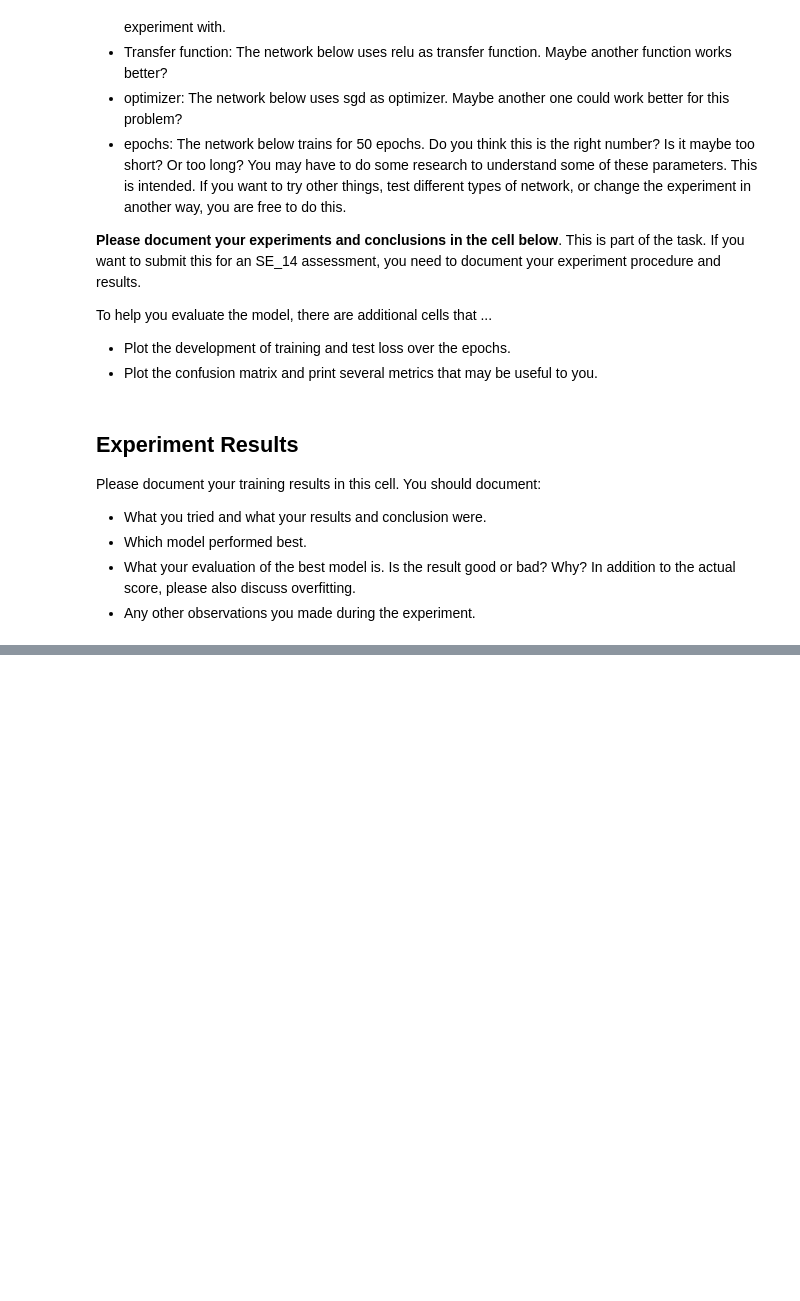
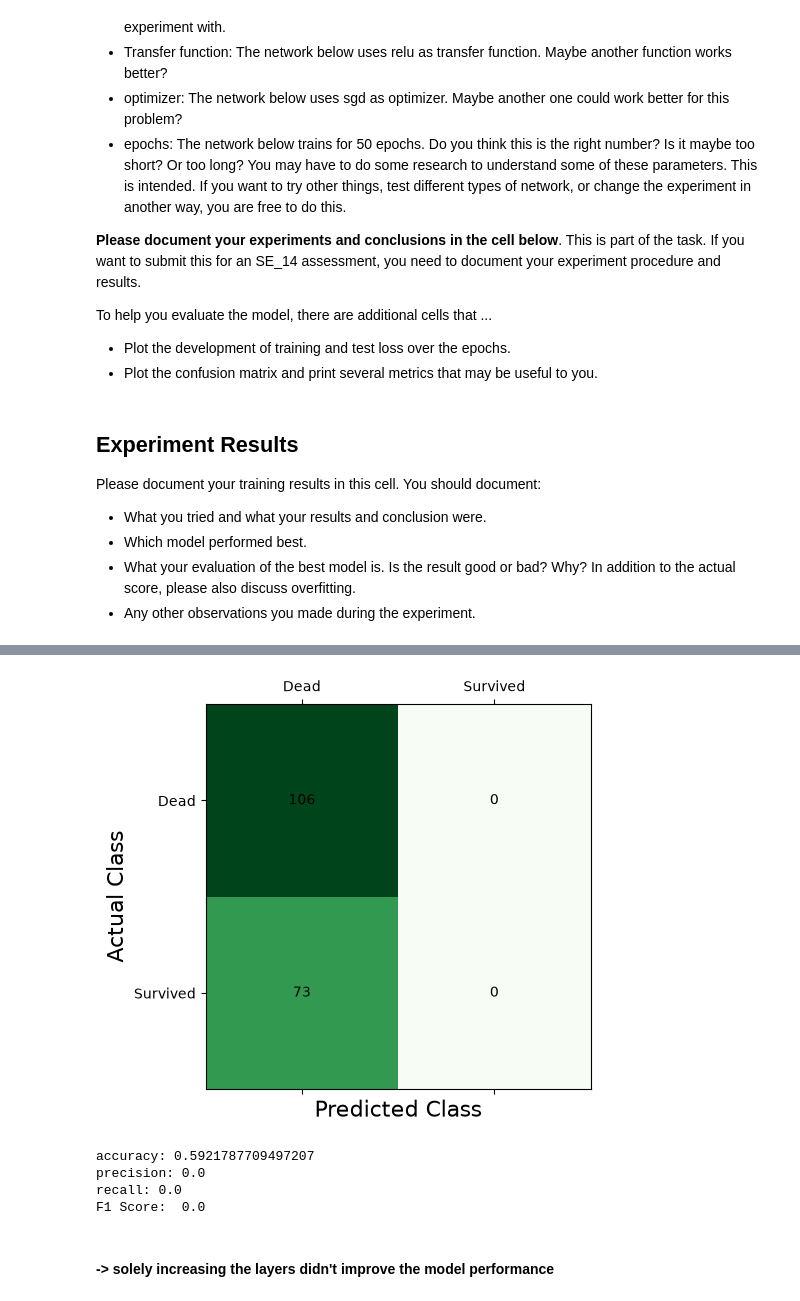
Before and after one commit to max-zwei/ai-basics, a Jupyter notebook: assessments/machine-learning/Titanic_Challenge - extended.ipynb, the cells around one changed output, grey strips where cells are left out. Drawn from its saved outputs; the diff is of its cells as text; code cells hidden in the pictures; blank space fills up the shorter version.

```diff
--- a/assessments/machine-learning/Titanic_Challenge - extended.ipynb
+++ b/assessments/machine-learning/Titanic_Challenge - extended.ipynb
@@ -194,0 +282,34 @@ print("F1 Score: ", f1)
+# %%
+# calculate confusion matrix
+Y_pred = model.predict(X_test)
+Y_pred_classes = np.rint(Y_pred)
+cm = confusion_matrix(y_test, Y_pred_classes)
+
+#create and plot confusion matrix figure content
+fig, ax = plt.subplots(figsize=(5, 5))
+labels = ['','Dead','Survived']
+ax.set_xticklabels(labels)
+ax.set_yticklabels(labels)
+ax.matshow(cm, cmap=plt.cm.Greens)
+for i in range(cm.shape[0]):
+    for j in range(cm.shape[1]):
+        ax.text(x=j, y=i,s=cm[i, j], va='center', ha='center')
+
+plt.xlabel('Predicted Class', fontsize=16)
+plt.ylabel('Actual Class', fontsize=16)
+plt.show()
+
+#print precision & recall
+accuracy = (cm[0][0] + cm[1][1]) / (cm[0][0]+cm[1][0]+cm[0][1]+cm[1][1])
+predicted_positives = cm[0][1] + cm[1][1]
+actual_positives = cm[1][0] + cm[1][1]
+precision = cm[1][1] / predicted_positives if predicted_positives else 0.0
+recall = cm[1][1] / actual_positives if actual_positives else 0.0
+f1_denominator = precision + recall
+f1 = 2 * precision * recall / f1_denominator if f1_denominator else 0.0
+
+print("accuracy:", accuracy)
+print("precision:", precision)
+print("recall:", recall)
+print("F1 Score: ", f1)
+# %% [output]
@@ -194,0 +317,7 @@ print("F1 Score: ", f1)
+[figure, added]
+accuracy: 0.5921787709497207
+precision: 0.0
+recall: 0.0
+F1 Score:  0.0
+# %% [markdown]
+#### -> solely increasing the layers didn't improve the model performance
```
Also changed, not shown: parts of 34 cells of this notebook, 3 other files.
